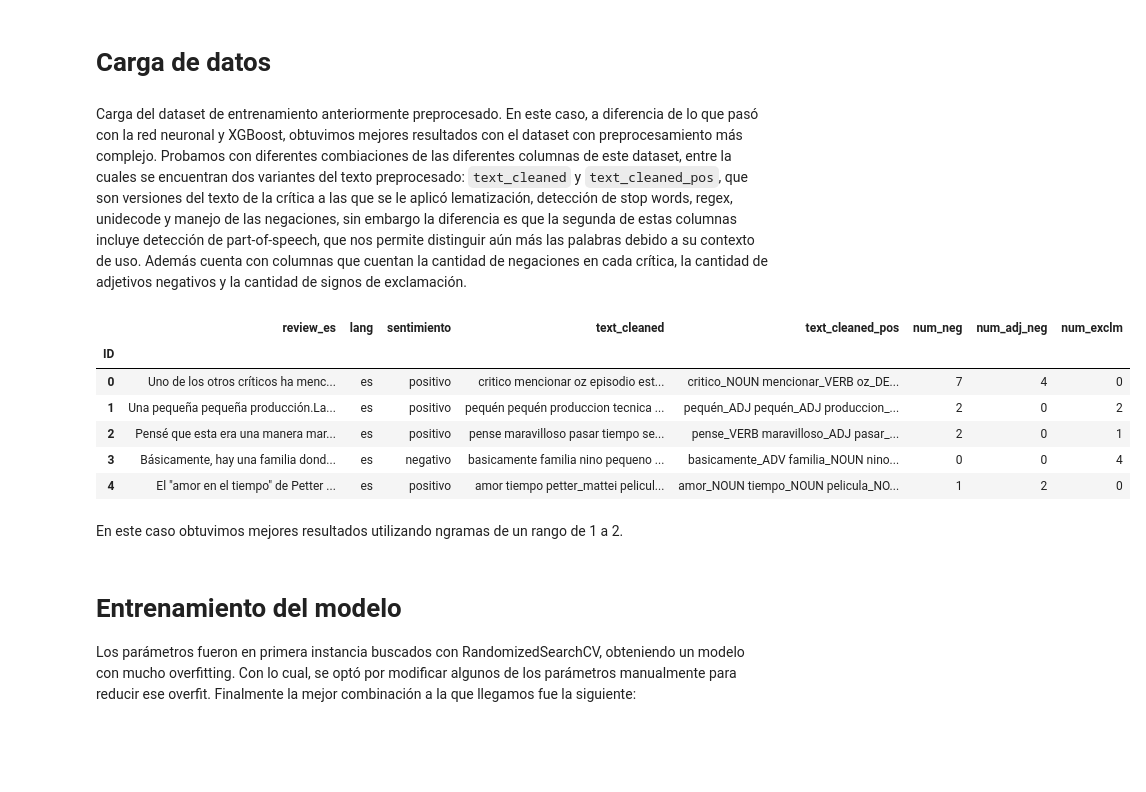
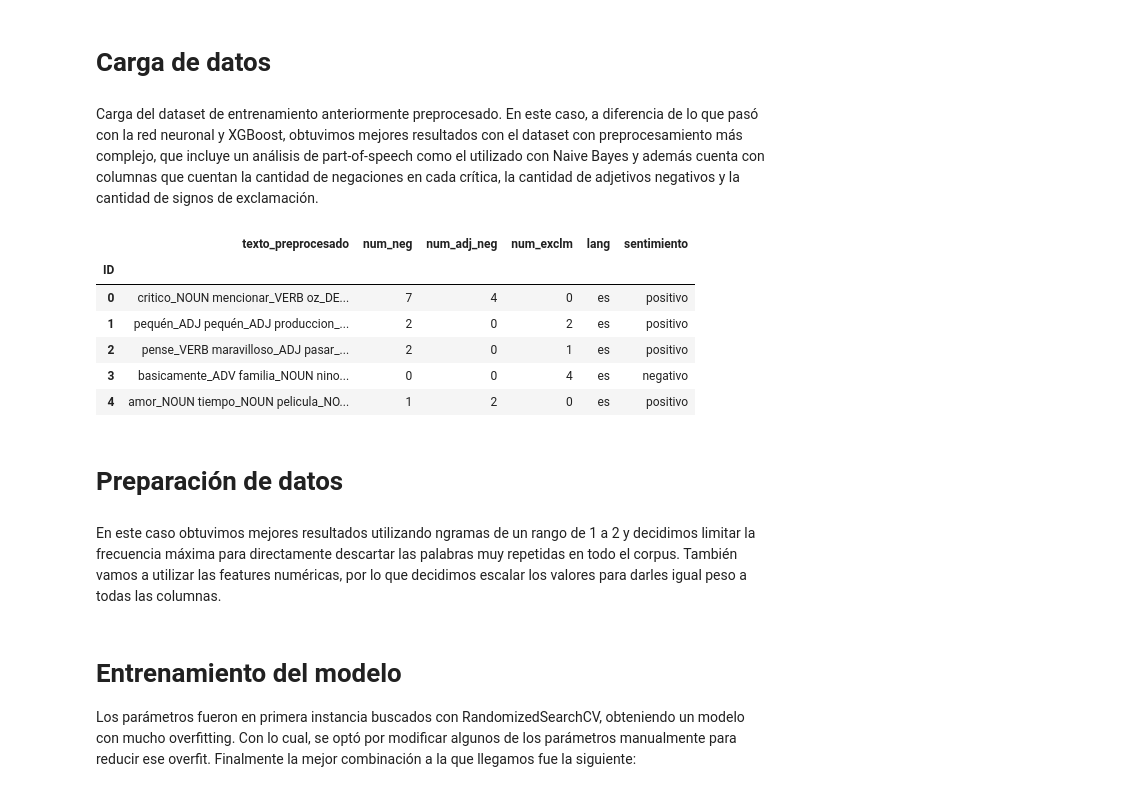
Before and after one commit to regexPattern/fiuba-organizacion-de-datos, a Jupyter notebook: tp2/notebooks/7506R_TP2_GRUPO11_ENTREGA_N3.ipynb, the cells around one changed output. Saved outputs shown, nothing was run; the diff lists cells and outputs as text; code cells hidden in the pictures; blank space fills up the shorter version.

Commit message:
git: Agregados los cambios no registrados en el commit anterior

```diff
--- a/tp2/notebooks/7506R_TP2_GRUPO11_ENTREGA_N3.ipynb
+++ b/tp2/notebooks/7506R_TP2_GRUPO11_ENTREGA_N3.ipynb
@@ -13,18 +18,18 @@ import pandas as pd
 # %% [markdown]
  # Carga de datos
 # %% [markdown]
-Carga del dataset de entrenamiento anteriormente preprocesado. En este caso, a diferencia de lo que pasó con la red neuronal y XGBoost, obtuvimos mejores resultados con el dataset con preprocesamiento más complejo. Probamos con diferentes combiaciones de las diferentes columnas de este dataset, entre la cuales se encuentran dos variantes del texto preprocesado: `text_cleaned` y `text_cleaned_pos`, que son versiones del texto de la crítica a las que se le aplicó lematización, detección de stop words, regex, unidecode y manejo de las negaciones, sin embargo la diferencia es que la segunda de estas columnas incluye detección de part-of-speech, que nos permite distinguir aún más las palabras debido a su contexto de uso. Además cuenta con columnas que cuentan la cantidad de negaciones en cada crítica, la cantidad de adjetivos negativos y la cantidad de signos de exclamación.
+Carga del dataset de entrenamiento anteriormente preprocesado. En este caso, a diferencia de lo que pasó con la red neuronal y XGBoost, obtuvimos mejores resultados con el dataset con preprocesamiento más complejo, que incluye un análisis de part-of-speech como el utilizado con Naive Bayes y además cuenta con columnas que cuentan la cantidad de negaciones en cada crítica, la cantidad de adjetivos negativos y la cantidad de signos de exclamación.
 # %%
-df = pd.read_csv("../datasets/train-random-forest.zip", index_col=0)
+df = pd.read_csv("../datasets/train-complejo.csv", index_col=0)
 df.head()
 # %% [output]
-|  | review_es | lang | sentimiento | text_cleaned | text_cleaned_pos | num_neg | num_adj_neg | num_exclm |
-| ID |  |  |  |  |  |  |  |  |
-| 0 | Uno de los otros críticos ha menc... | es | positivo | critico mencionar oz episodio est... | critico_NOUN mencionar_VERB oz_DE... | 7 | 4 | 0 |
-| 1 | Una pequeña pequeña producción.La... | es | positivo | pequén pequén produccion tecnica ... | pequén_ADJ pequén_ADJ produccion_... | 2 | 0 | 2 |
-| 2 | Pensé que esta era una manera mar... | es | positivo | pense maravilloso pasar tiempo se... | pense_VERB maravilloso_ADJ pasar_... | 2 | 0 | 1 |
-| 3 | Básicamente, hay una familia dond... | es | negativo | basicamente familia nino pequeno ... | basicamente_ADV familia_NOUN nino... | 0 | 0 | 4 |
-| 4 | El "amor en el tiempo" de Petter ... | es | positivo | amor tiempo petter_mattei pelicul... | amor_NOUN tiempo_NOUN pelicula_NO... | 1 | 2 | 0 |
+|  | texto_preprocesado | num_neg | num_adj_neg | num_exclm | lang | sentimiento |
+| ID |  |  |  |  |  |  |
+| 0 | critico_NOUN mencionar_VERB oz_DE... | 7 | 4 | 0 | es | positivo |
+| 1 | pequén_ADJ pequén_ADJ produccion_... | 2 | 0 | 2 | es | positivo |
+| 2 | pense_VERB maravilloso_ADJ pasar_... | 2 | 0 | 1 | es | positivo |
+| 3 | basicamente_ADV familia_NOUN nino... | 0 | 0 | 4 | es | negativo |
+| 4 | amor_NOUN tiempo_NOUN pelicula_NO... | 1 | 2 | 0 | es | positivo |
 # %%
 from sklearn.model_selection import train_test_split
 
@@ -35,8 +40,10 @@ y = df["sentimiento"]
 
 X_train, X_test, y_train, y_test = train_test_split(X, y, stratify=y, test_size=0.2, random_state=42)
 X_train, X_val, y_train, y_val = train_test_split(X_train, y_train, stratify=y_train, test_size=0.2, random_state=42)
-# %% [markdown]
-En este caso obtuvimos mejores resultados utilizando ngramas de un rango de 1 a 2.
+# %% [markdown]
+# Preparación de datos
+# %% [markdown]
+En este caso obtuvimos mejores resultados utilizando ngramas de un rango de 1 a 2 y decidimos limitar la frecuencia máxima para directamente descartar las palabras muy repetidas en todo el corpus. También vamos a utilizar las features numéricas, por lo que decidimos escalar los valores para darles igual peso a todas las columnas.
 # %%
 from sklearn.feature_extraction.text import TfidfVectorizer
 from sklearn.preprocessing import StandardScaler, LabelEncoder
```
Also changed, not shown: parts of 20 cells of this notebook, 17 other files.
